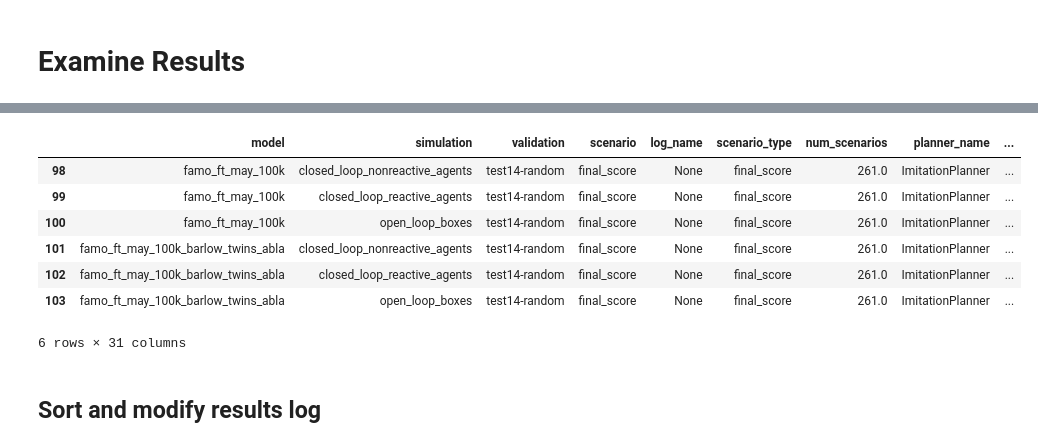
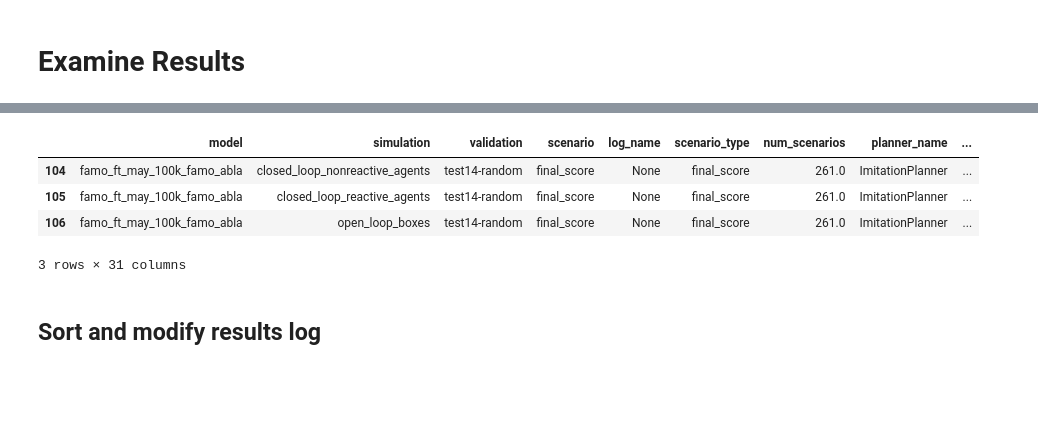
Before and after one commit to Jiale-Fan/planTF, a Jupyter notebook: examine_results.ipynb, the cells around one changed output, grey strips where cells are left out. Cells and saved outputs as stored; diff of their text form; code cells hidden in the pictures; blank space fills up the shorter version.

Commit message:
updated results

```diff
--- a/examine_results.ipynb
+++ b/examine_results.ipynb
@@ -23,14 +23,11 @@ results_data
 # %%
-results_data[-6:]
+results_data[-3:]
 # %% [output]
 |  | model | simulation | validation | scenario | log_name | scenario_type | num_scenarios | planner_name | ... |
-| 98 | famo_ft_may_100k | closed_loop_nonreactive_agents | test14-random | final_score | None | final_score | 261.0 | ImitationPlanner | ... |
-| 99 | famo_ft_may_100k | closed_loop_reactive_agents | test14-random | final_score | None | final_score | 261.0 | ImitationPlanner | ... |
-| 100 | famo_ft_may_100k | open_loop_boxes | test14-random | final_score | None | final_score | 261.0 | ImitationPlanner | ... |
-| 101 | famo_ft_may_100k_barlow_twins_abla | closed_loop_nonreactive_agents | test14-random | final_score | None | final_score | 261.0 | ImitationPlanner | ... |
-| 102 | famo_ft_may_100k_barlow_twins_abla | closed_loop_reactive_agents | test14-random | final_score | None | final_score | 261.0 | ImitationPlanner | ... |
-| 103 | famo_ft_may_100k_barlow_twins_abla | open_loop_boxes | test14-random | final_score | None | final_score | 261.0 | ImitationPlanner | ... |
+| 104 | famo_ft_may_100k_famo_abla | closed_loop_nonreactive_agents | test14-random | final_score | None | final_score | 261.0 | ImitationPlanner | ... |
+| 105 | famo_ft_may_100k_famo_abla | closed_loop_reactive_agents | test14-random | final_score | None | final_score | 261.0 | ImitationPlanner | ... |
+| 106 | famo_ft_may_100k_famo_abla | open_loop_boxes | test14-random | final_score | None | final_score | 261.0 | ImitationPlanner | ... |
-6 rows × 31 columns
+3 rows × 31 columns
 # %% [markdown]
 ## Sort and modify results log
 # %%
```
Also changed, not shown: parts of 2 cells of this notebook, 1 other file.
